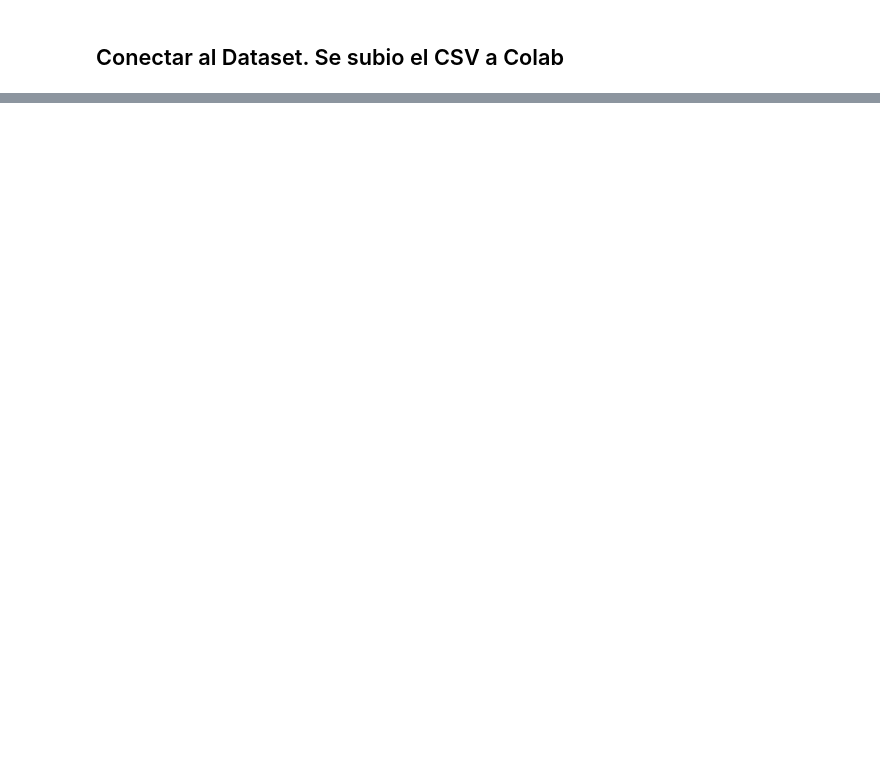
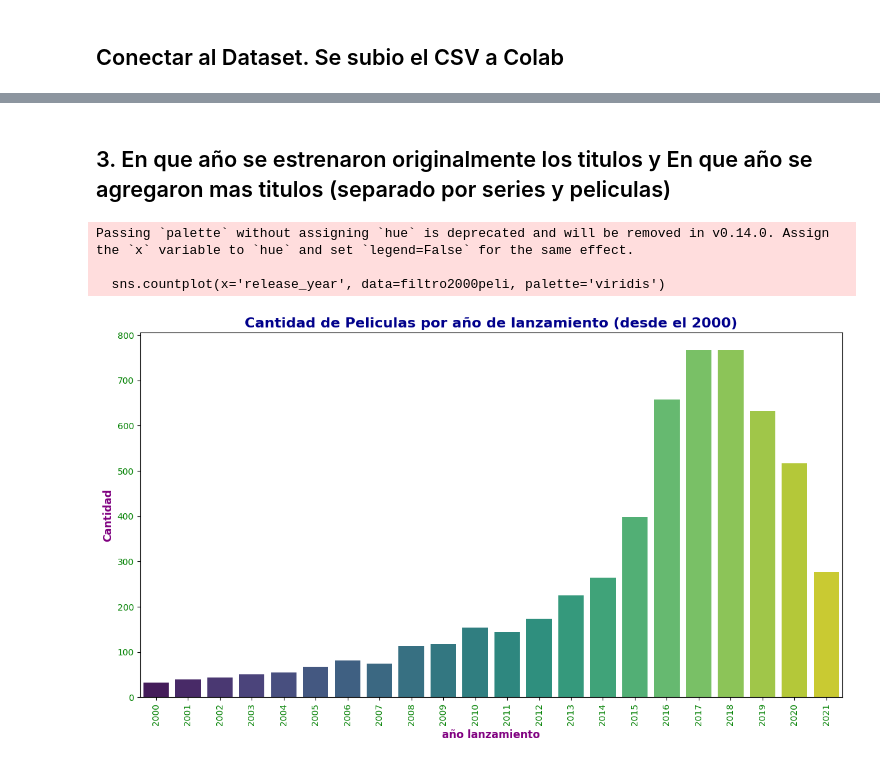
Before and after one commit to ronald-duarte/ds1, a Jupyter notebook: ProyectoDS_ParteI_Duarte.ipynb, the cells around one changed output, grey strips where cells are left out. Cells and saved outputs as stored; diff of their text form; code cells hidden in the pictures; blank space fills up the shorter version.

```diff
--- a/ProyectoDS_ParteI_Duarte.ipynb
+++ b/ProyectoDS_ParteI_Duarte.ipynb
@@ -39,0 +208,19 @@ netflix
+# %% [markdown]
+## 3. En que año se estrenaron originalmente los titulos y En que año se agregaron mas titulos (separado por series y peliculas)
+# %%
+filtro2000peli = net[(net['release_year'] >= 2000) & (net['type'] == 'Movie')]
+plt.figure(figsize=(12, 7))
+sns.countplot(x='release_year', data=filtro2000peli, palette='viridis')
+plt.title('Cantidad de Peliculas por año de lanzamiento (desde el 2000)', fontsize=16, fontweight='bold', color='darkblue')
+plt.xlabel('año lanzamiento', fontsize=12, fontweight='bold', color='purple')
+plt.ylabel('Cantidad', fontsize=12, fontweight='bold', color='purple')
+plt.xticks(rotation=90, fontsize=10, color='green')
+plt.yticks(fontsize=10, color='green')
+
+plt.tight_layout()
+plt.show()
+# %% [output]
+Passing `palette` without assigning `hue` is deprecated and will be removed in v0.14.0. Assign the `x` variable to `hue` and set `legend=False` for the same effect.
+
+  sns.countplot(x='release_year', data=filtro2000peli, palette='viridis')
+[figure, added]
```
Also changed, not shown: parts of 36 cells of this notebook.
